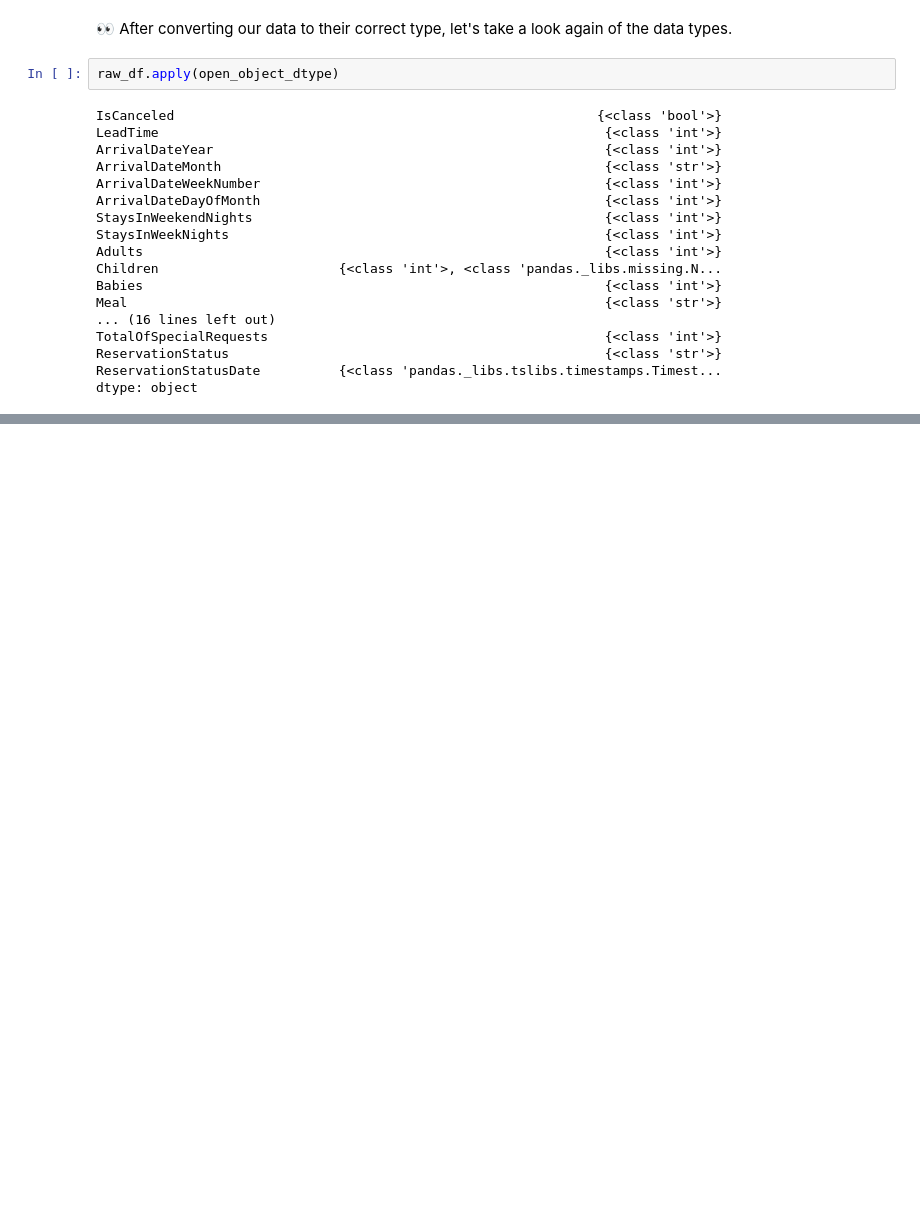
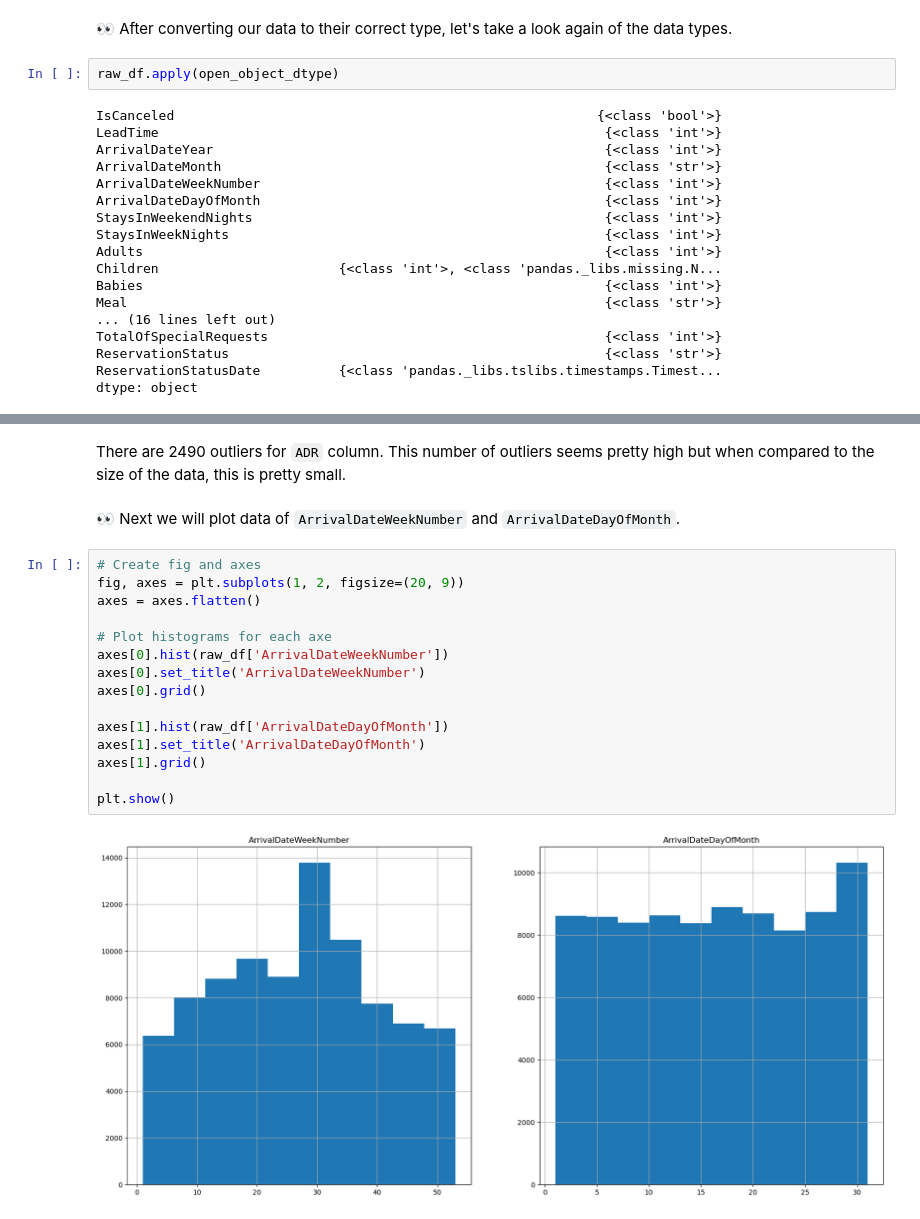
Before and after one commit to danghuynh-bit/LTKHDL_hotekbookingdemand, a Jupyter notebook: 02_Preprocessing.ipynb, the cells around one changed output, grey strips where cells are left out. Cells and saved outputs as stored; diff of their text form; blank space fills up the shorter version.

```diff
--- a/02_Preprocessing.ipynb
+++ b/02_Preprocessing.ipynb
@@ -194,0 +284,21 @@ Our data is now in their correct types 🎊🎊🎊.
+# %% [markdown]
+There are 2490 outliers for `ADR` column. This number of outliers seems pretty high but when compared to the size of the data, this is pretty small.
+# %% [markdown]
+👀 Next we will plot data of `ArrivalDateWeekNumber` and `ArrivalDateDayOfMonth`.
+# %%
+# Create fig and axes
+fig, axes = plt.subplots(1, 2, figsize=(20, 9))
+axes = axes.flatten()
+
+# Plot histograms for each axe
+axes[0].hist(raw_df['ArrivalDateWeekNumber'])
+axes[0].set_title('ArrivalDateWeekNumber')
+axes[0].grid()
+
+axes[1].hist(raw_df['ArrivalDateDayOfMonth'])
+axes[1].set_title('ArrivalDateDayOfMonth')
+axes[1].grid()
+
+plt.show()
+# %% [output]
+[figure, added]
```
Also changed, not shown: parts of 25 cells of this notebook.
